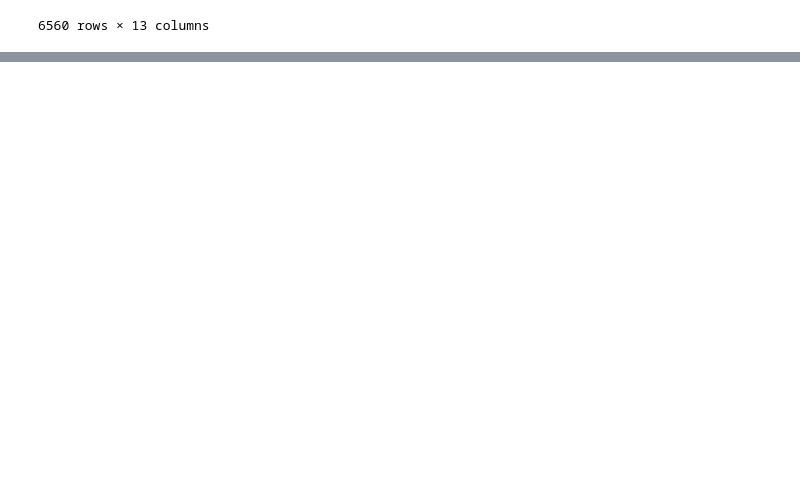
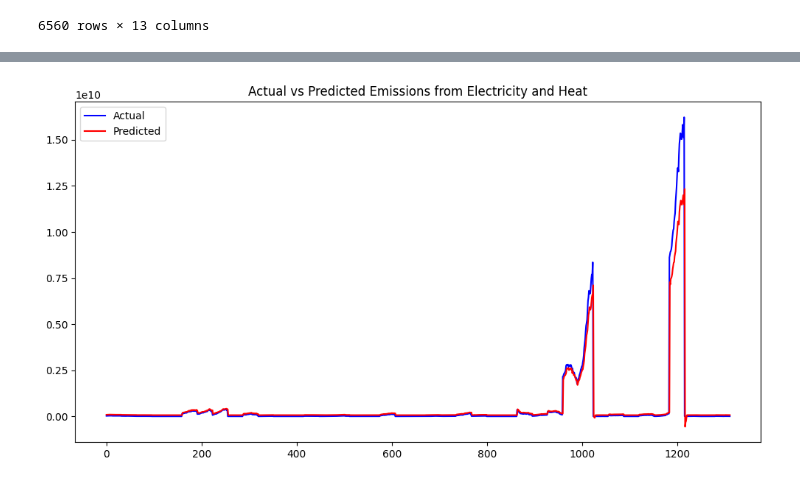
Before and after one commit to sumithar1/Carbon_footprint, a Jupyter notebook: carbon_prediction_and_optimization.ipynb, the cells around one changed output, grey strips where cells are left out. Drawn from its saved outputs; the diff is of its cells as text; code cells hidden in the pictures; blank space fills up the shorter version.

Commit message:
Fixed prediction model

```diff
--- a/carbon_prediction_and_optimization.ipynb
+++ b/carbon_prediction_and_optimization.ipynb
@@ -359,9 +328,9 @@ from tensorflow.keras.layers import LSTM, Dense, Dropout
 model = Sequential()
 
 # LSTM layer with dropout regularization
-model.add(LSTM(units=100, return_sequences=True, input_shape=(X_train.shape[1], 1)))
+model.add(LSTM(units=50, return_sequences=True, input_shape=(X_train.shape[1], 1)))
 model.add(Dropout(0.2))  # Dropout layer to prevent overfitting
-model.add(LSTM(units=100, return_sequences=False))
+model.add(LSTM(units=50, return_sequences=False))
 model.add(Dropout(0.2))
 
 # Output layer
@@ -393,0 +364,23 @@ KeyboardInterrupt:
+# %%
+# Predict on the test data
+y_pred = model.predict(X_test)
+
+# Inverse the scaling for predictions and actual values
+y_test_rescaled = scaler.inverse_transform(y_test.reshape(-1, 1))
+y_pred_rescaled = scaler.inverse_transform(y_pred)
+
+# Evaluate the model using RMSE
+from sklearn.metrics import mean_squared_error
+import math
+
+rmse = math.sqrt(mean_squared_error(y_test_rescaled, y_pred_rescaled))
+print(f"Root Mean Squared Error: {rmse}")
+
+# Plot actual vs predicted values
+plt.figure(figsize=(12, 6))
+plt.plot(y_test_rescaled, color='blue', label='Actual')
+plt.plot(y_pred_rescaled, color='red', label='Predicted')
+plt.title('Actual vs Predicted Emissions from Electricity and Heat')
+plt.legend()
+plt.show()
+# %% [output]
@@ -393,0 +389 @@ KeyboardInterrupt:
+[figure, added]
```
Also changed, not shown: parts of 7 cells of this notebook.
